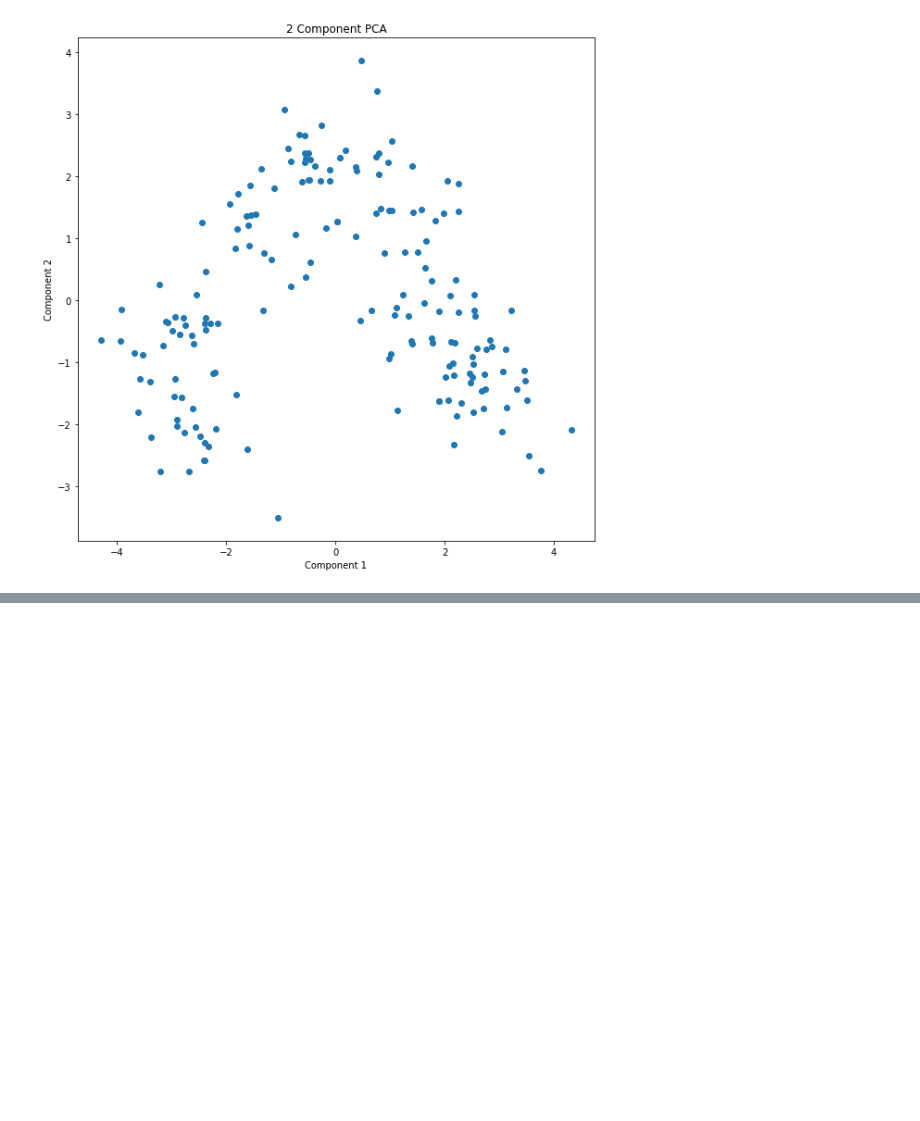
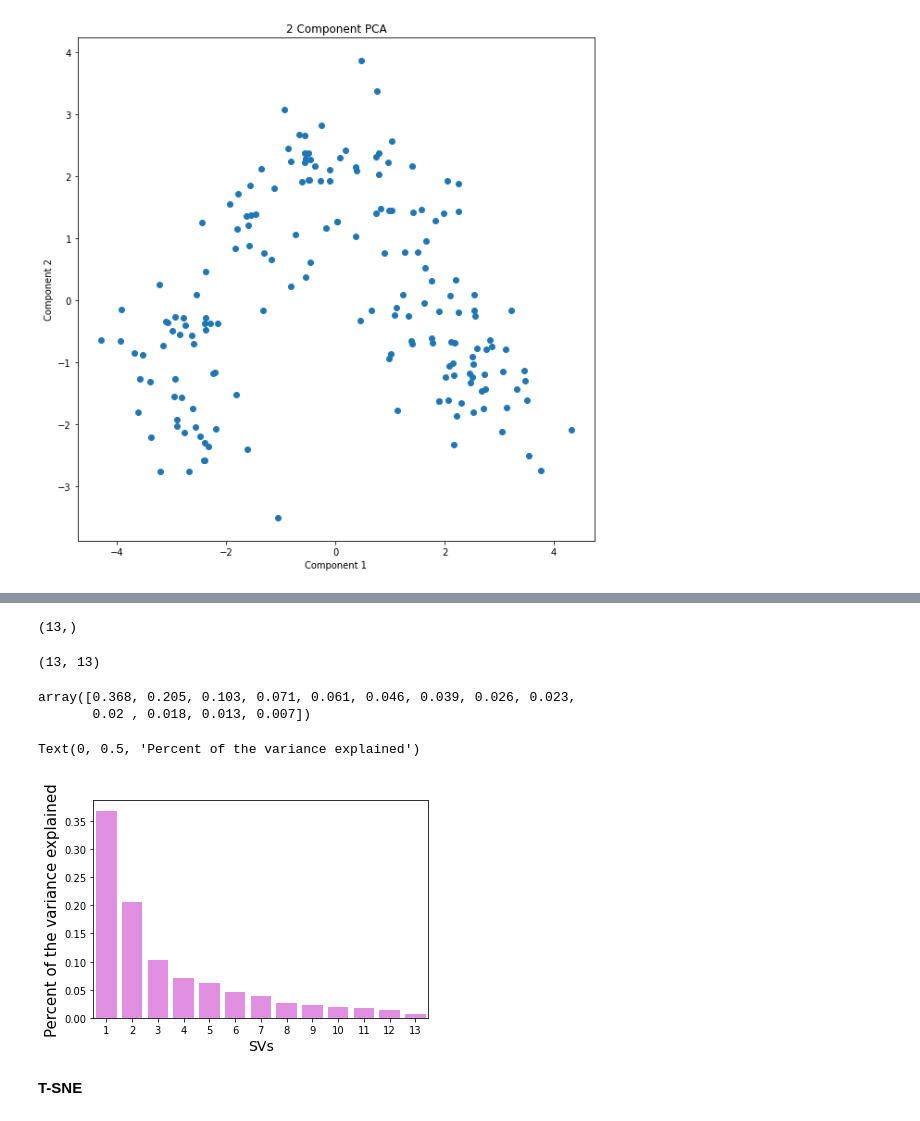
Before and after one commit to jithesh9539/Dimensionality_Reduction_Technique, a Jupyter notebook: PCA_SVD_TSNE_UMAP.ipynb, the cells around one changed output, grey strips where cells are left out. Saved outputs shown, nothing was run; the diff lists cells and outputs as text; code cells hidden in the pictures; blank space fills up the shorter version.

```diff
--- a/PCA_SVD_TSNE_UMAP.ipynb
+++ b/PCA_SVD_TSNE_UMAP.ipynb
@@ -178,0 +201,3 @@ plt.scatter(PCA_dataset1['component1'], PCA_dataset1['component2'])
+# %%
+for col in svd_df.columns:
+  svd_df[col]=encoder.fit_transform(svd_df[col])
@@ -178,0 +213,7 @@ plt.scatter(PCA_dataset1['component1'], PCA_dataset1['component2'])
+# %%
+x_var=svd_df.iloc[:,1:14]
+y_var=svd_df.iloc[:,0]
+scaler=StandardScaler()
+x_feat=scaler.fit_transform(x_var)
+# %%
+u,s,v=np.linalg.svd(x_feat,full_matrices=True)
@@ -178,0 +240,23 @@ plt.scatter(PCA_dataset1['component1'], PCA_dataset1['component2'])
+# %%
+s.shape
+# %% [output]
+(13,)
+# %%
+v.shape
+# %% [output]
+(13, 13)
+# %%
+var_explained=np.round(s**2/np.sum(s**2),decimals=3)
+var_explained
+# %% [output]
+array([0.368, 0.205, 0.103, 0.071, 0.061, 0.046, 0.039, 0.026, 0.023,
+       0.02 , 0.018, 0.013, 0.007])
+# %%
+sns.barplot(x=list(range(1,len(var_explained)+1)),y=var_explained,color="violet")
+plt.xlabel('SVs',fontsize=14)
+plt.ylabel('Percent of the variance explained', fontsize=15)
+# %% [output]
+Text(0, 0.5, 'Percent of the variance explained')
+[figure, added]
+# %% [markdown]
+**T-SNE**
```
Also changed, not shown: parts of 13 cells of this notebook.
